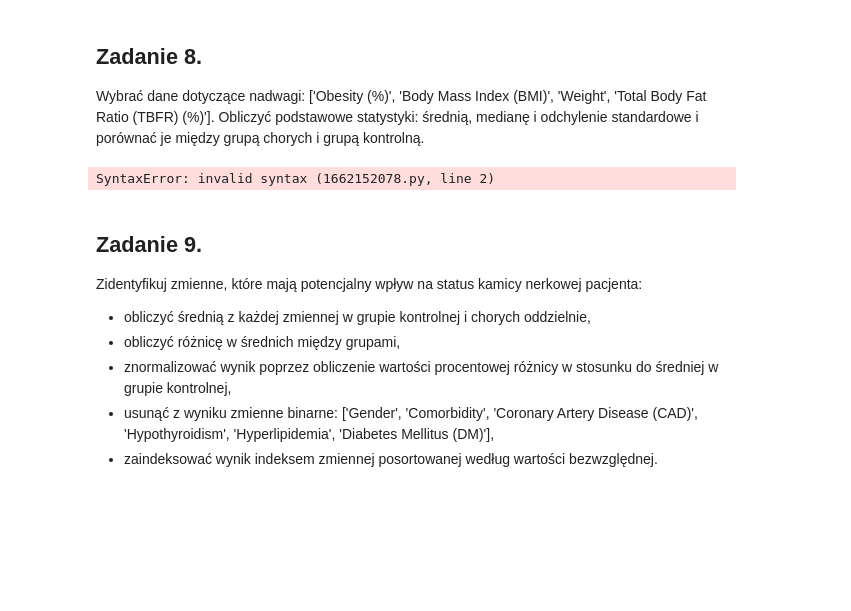
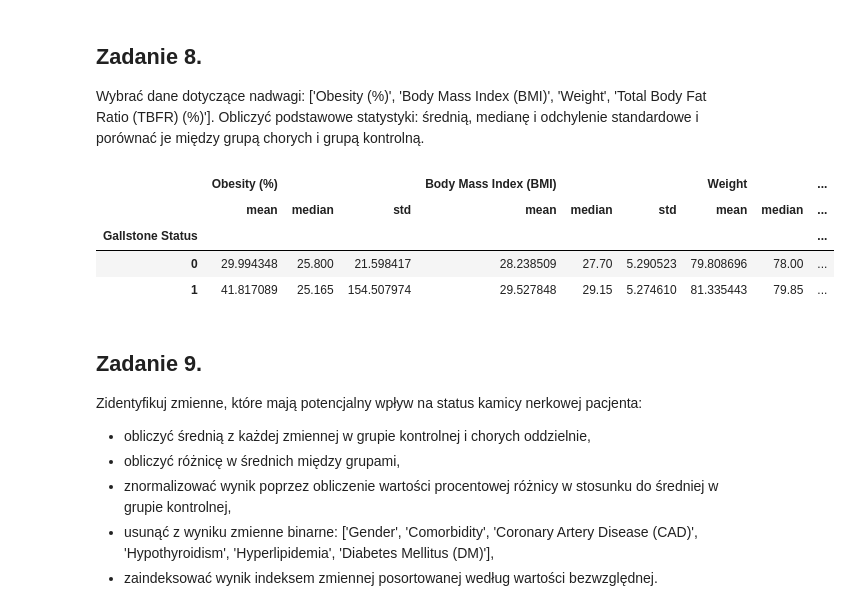
Before and after one commit to ligusoliwia/podstawy_programowania, a Jupyter notebook: moduły python/cwiczenia_1&2.ipynb, the cells around one changed output. Cells and saved outputs as stored; diff of their text form; code cells hidden in the pictures; blank space fills up the shorter version.

```diff
--- a/moduły python/cwiczenia_1&2.ipynb
+++ b/moduły python/cwiczenia_1&2.ipynb
@@ -294,17 +294,17 @@ gallstone[gallstone["Obesity (%)"] >= 100].groupby("Gallstone Status").count()
 ## Zadanie 8.
 
 Wybrać dane dotyczące nadwagi: ['Obesity (%)', 'Body Mass Index (BMI)', 'Weight', 'Total Body Fat Ratio (TBFR) (%)']. Obliczyć podstawowe statystyki: średnią, medianę i odchylenie standardowe i porównać je między grupą chorych i grupą kontrolną.
-# %%
-omg = [
-    "Obesity (%)": ["mean", "median", "std"],
-    "Body Mass Index (BMI)": ["mean", "median", "std"],
-    "Weight": ["mean", "median", "std"],
-    "Total Body Fat Ratio (TBFR) (%)": ["mean", "median", "std"]
-]
-# %% [output]
-SyntaxError: invalid syntax (1662152078.py, line 2)
 # %%
-gallstone.groupby("Gallstone Status").agg()
+gallstone.groupby("Gallstone Status").agg({"Obesity (%)": ["mean", "median", "std"],
+                                        "Body Mass Index (BMI)": ["mean", "median", "std"],
+                                        "Weight": ["mean", "median", "std"],
+                                        "Total Body Fat Ratio (TBFR) (%)": ["mean", "median", "std"]})
+# %% [output]
+|  | Obesity (%) |  |  | Body Mass Index (BMI) |  |  | Weight |  | ... |
+|  | mean | median | std | mean | median | std | mean | median | ... |
+| Gallstone Status |  |  |  |  |  |  |  |  | ... |
+| 0 | 29.994348 | 25.800 | 21.598417 | 28.238509 | 27.70 | 5.290523 | 79.808696 | 78.00 | ... |
+| 1 | 41.817089 | 25.165 | 154.507974 | 29.527848 | 29.15 | 5.274610 | 81.335443 | 79.85 | ... |
 # %% [markdown]
 ## Zadanie 9.
 
```
Also changed, not shown: parts of 2 cells of this notebook, 11 other files.
